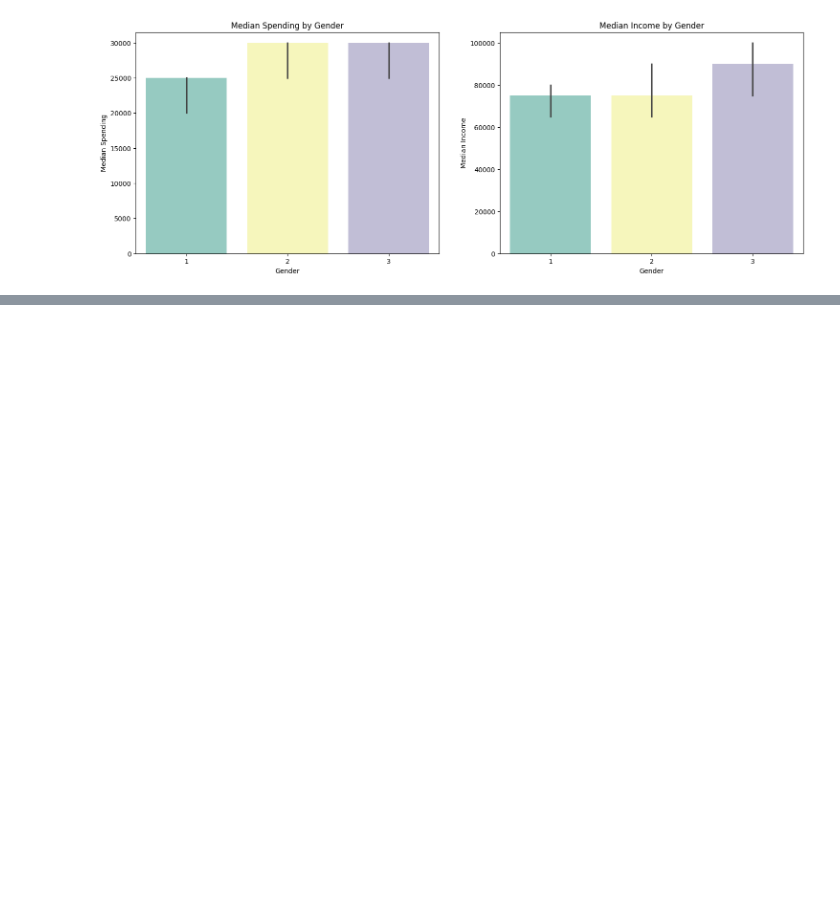
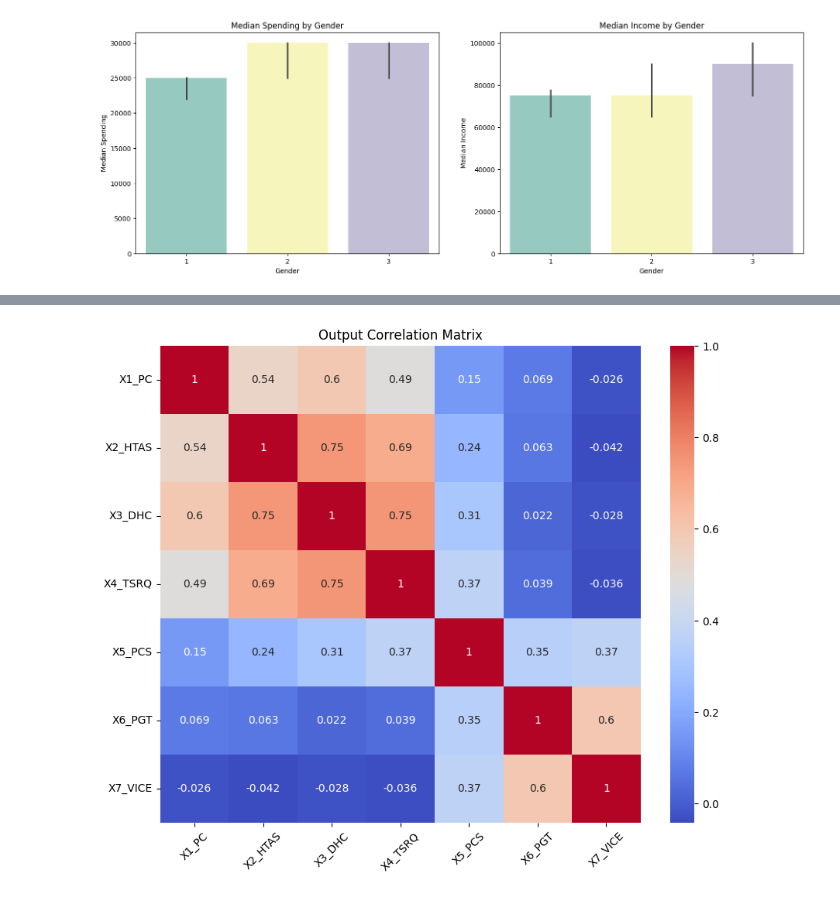
Before and after one commit to pirayan20/Visualization_BE, a Jupyter notebook: Visualization.ipynb, the cells around one changed output, grey strips where cells are left out. Drawn from its saved outputs; the diff is of its cells as text; code cells hidden in the pictures; blank space fills up the shorter version.

```diff
--- a/Visualization.ipynb
+++ b/Visualization.ipynb
@@ -170,0 +234,11 @@ plt.show()
+# %%
+corr_matrix = df[['X1_PC', 'X2_HTAS', 'X3_DHC', 'X4_TSRQ', 'X5_PCS', 'X6_PGT', 'X7_VICE']].corr()
+
+plt.figure(figsize=(10, 8))
+sns.heatmap(corr_matrix, annot=True, cmap='coolwarm')
+plt.title('Output Correlation Matrix')
+plt.xticks(rotation=45)
+plt.yticks(rotation=0)
+plt.show()
+# %% [output]
+[figure, added]
```
Also changed, not shown: parts of 23 cells of this notebook.
